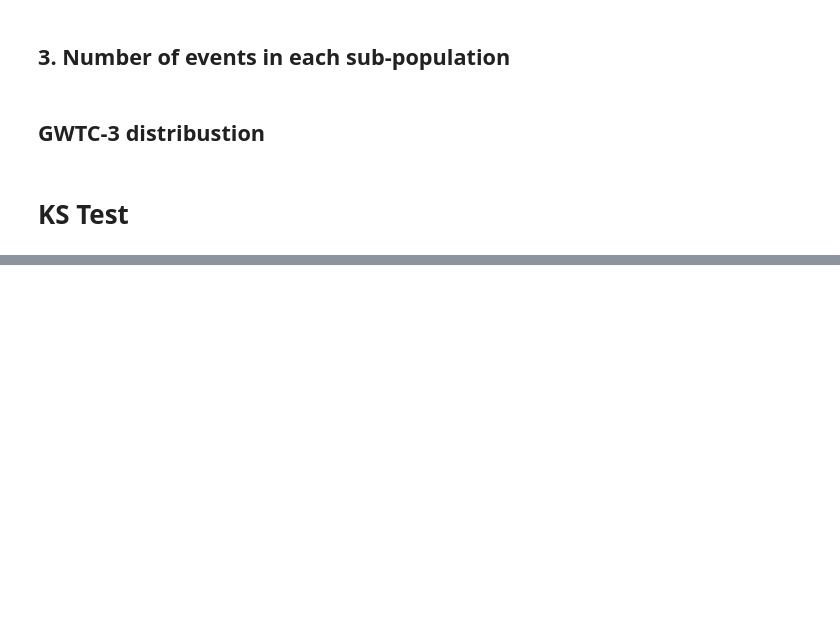
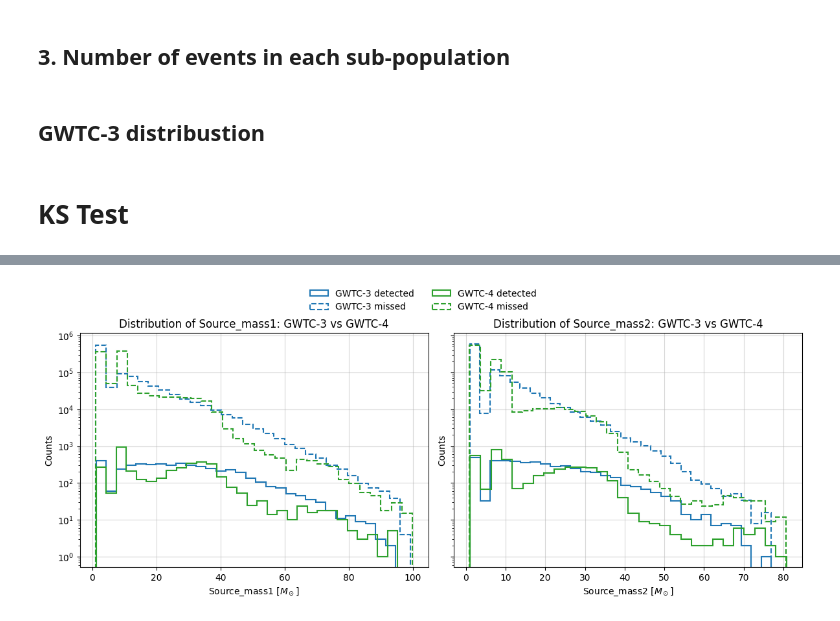
Before and after one commit to weizmannk/GWTC-4-distribution, a Jupyter notebook: distribustion_check.ipynb, the cells around one changed output, grey strips where cells are left out. Cells and saved outputs as stored; diff of their text form; code cells hidden in the pictures; blank space fills up the shorter version.

Commit message:
1D histograms (overlaid) GWTC-3 and -4

```diff
--- a/distribustion_check.ipynb
+++ b/distribustion_check.ipynb
@@ -514,0 +550,59 @@ ValueError: Multiple matches found for injection: simulation_id longitude  latit
+# %%
+# import numpy as np
+# import matplotlib.pyplot as plt
+# from astropy.table import Table
+
+# Load the catalogs
+injections = {
+    "GWTC-3": Table.read(
+        "GWTC3_injections_with_detection_status.dat", format="ascii.fast_tab"
+    ),
+    "GWTC-4": Table.read(
+        "GWTC4_injections_with_detection_status.dat", format="ascii.fast_tab"
+    ),
+}
+
+# Mass columns to plot
+mass_cols = ["source_mass1", "source_mass2"]
+
+# Styles: one color per catalog, solid/dashed for detected vs not detected
+style = {
+    ("GWTC-3", "yes"): dict(color="#1f77b4", linestyle="-", label="GWTC-3 detected"),
+    ("GWTC-3", "no"): dict(color="#1f77b4", linestyle="--", label="GWTC-3 missed"),
+    ("GWTC-4", "yes"): dict(color="#2ca02c", linestyle="-", label="GWTC-4 detected"),
+    ("GWTC-4", "no"): dict(color="#2ca02c", linestyle="--", label="GWTC-4 missed"),
+}
+
+# Figure with 2 subplots (mass1, mass2)
+fig, axes = plt.subplots(1, 2, figsize=(12, 5), sharey=True)
+
+for ax, mass_col in zip(axes, mass_cols):
+    # Loop through each catalog and detection status
+    for catalog, table in injections.items():
+        for status in ["yes", "no"]:
+            arr = np.asarray(table[table["detection"] == status][mass_col])
+            arr = arr[np.isfinite(arr)]
+            if arr.size:
+                ax.hist(
+                    arr,
+                    bins=30,
+                    histtype="step",
+                    linewidth=1.5,
+                    **style[(catalog, status)],
+                )
+
+    ax.set_xlabel(rf"{mass_col.capitalize()} [$M_\odot$]")
+    ax.set_ylabel("Counts")
+    ax.set_title(f"Distribution of {mass_col.capitalize()}: GWTC-3 vs GWTC-4")
+    ax.set_yscale("log")  # log scale if counts vary a lot
+    ax.grid(alpha=0.5)
+
+# Common legend above both panels
+handles, labels = axes[0].get_legend_handles_labels()
+fig.legend(handles, labels, ncol=2, loc="upper center", frameon=False)
+
+plt.tight_layout(rect=[0, 0, 1, 0.92])
+plt.savefig("mass_distributions_step.pdf", dpi=300, bbox_inches="tight")
+plt.show()
+# %% [output]
+[figure, added]
```
Also changed, not shown: parts of 5 cells of this notebook, 9 other files.
